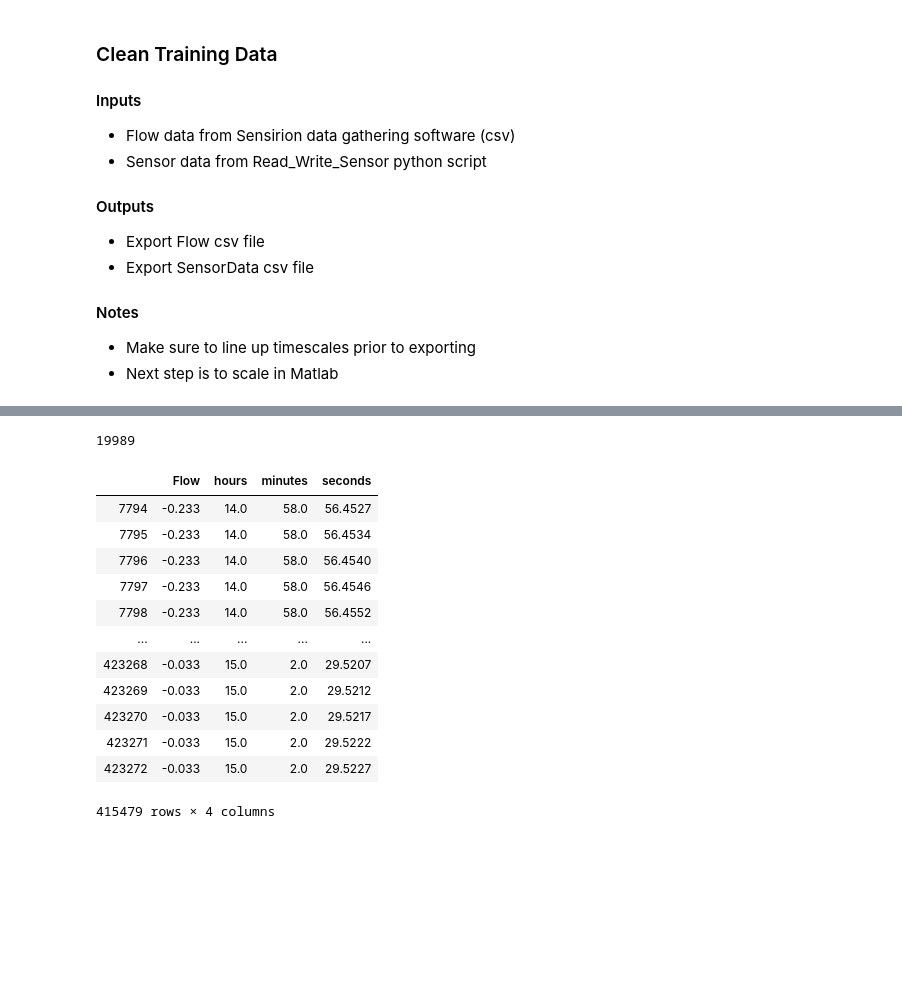
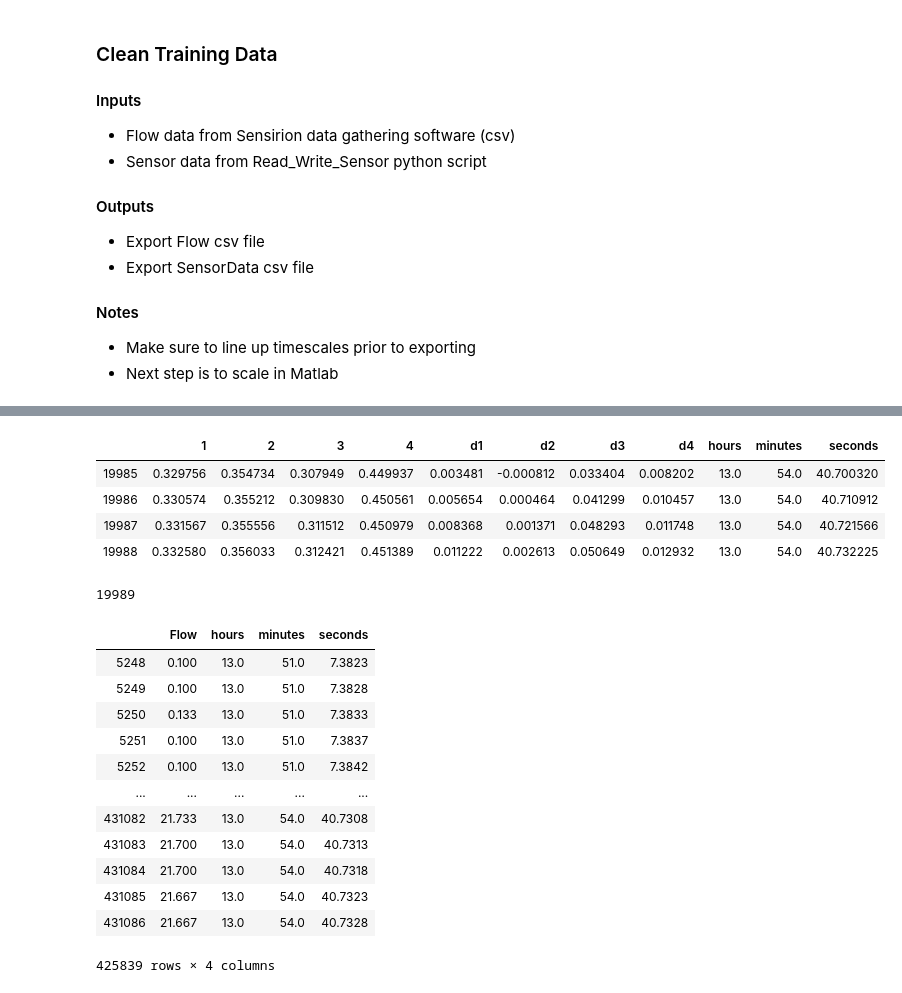
Before and after one commit to msfurr/coral_host, a Jupyter notebook: Jupyter_Notebooks/TrainingDataCleaning.ipynb, the cells around one changed output, grey strips where cells are left out. Cells and saved outputs as stored; diff of their text form; code cells hidden in the pictures; blank space fills up the shorter version.

```diff
--- a/Jupyter_Notebooks/TrainingDataCleaning.ipynb
+++ b/Jupyter_Notebooks/TrainingDataCleaning.ipynb
@@ -84,21 +78,29 @@ df[0:2]
+# %%
+df[19985:19989]
+# %% [output]
+|  | 1 | 2 | 3 | 4 | d1 | d2 | d3 | d4 | hours | minutes | seconds |
+| 19985 | 0.329756 | 0.354734 | 0.307949 | 0.449937 | 0.003481 | -0.000812 | 0.033404 | 0.008202 | 13.0 | 54.0 | 40.700320 |
+| 19986 | 0.330574 | 0.355212 | 0.309830 | 0.450561 | 0.005654 | 0.000464 | 0.041299 | 0.010457 | 13.0 | 54.0 | 40.710912 |
+| 19987 | 0.331567 | 0.355556 | 0.311512 | 0.450979 | 0.008368 | 0.001371 | 0.048293 | 0.011748 | 13.0 | 54.0 | 40.721566 |
+| 19988 | 0.332580 | 0.356033 | 0.312421 | 0.451389 | 0.011222 | 0.002613 | 0.050649 | 0.012932 | 13.0 | 54.0 | 40.732225 |
 # %%
 len(df)
 # %% [output]
 19989
-# %%
-flow[7794:423273]
-# %% [output]
-|  | Flow | hours | minutes | seconds |
-| 7794 | -0.233 | 14.0 | 58.0 | 56.4527 |
-| 7795 | -0.233 | 14.0 | 58.0 | 56.4534 |
-| 7796 | -0.233 | 14.0 | 58.0 | 56.4540 |
-| 7797 | -0.233 | 14.0 | 58.0 | 56.4546 |
-| 7798 | -0.233 | 14.0 | 58.0 | 56.4552 |
-| ... | ... | ... | ... | ... |
-| 423268 | -0.033 | 15.0 | 2.0 | 29.5207 |
-| 423269 | -0.033 | 15.0 | 2.0 | 29.5212 |
-| 423270 | -0.033 | 15.0 | 2.0 | 29.5217 |
-| 423271 | -0.033 | 15.0 | 2.0 | 29.5222 |
-| 423272 | -0.033 | 15.0 | 2.0 | 29.5227 |
-415479 rows × 4 columns
+# %%
+flow[5248:431087]
+# %% [output]
+|  | Flow | hours | minutes | seconds |
+| 5248 | 0.100 | 13.0 | 51.0 | 7.3823 |
+| 5249 | 0.100 | 13.0 | 51.0 | 7.3828 |
+| 5250 | 0.133 | 13.0 | 51.0 | 7.3833 |
+| 5251 | 0.100 | 13.0 | 51.0 | 7.3837 |
+| 5252 | 0.100 | 13.0 | 51.0 | 7.3842 |
+| ... | ... | ... | ... | ... |
+| 431082 | 21.733 | 13.0 | 54.0 | 40.7308 |
+| 431083 | 21.700 | 13.0 | 54.0 | 40.7313 |
+| 431084 | 21.700 | 13.0 | 54.0 | 40.7318 |
+| 431085 | 21.667 | 13.0 | 54.0 | 40.7323 |
+| 431086 | 21.667 | 13.0 | 54.0 | 40.7328 |
+425839 rows × 4 columns
 # %%
```
Also changed, not shown: parts of 7 cells of this notebook, 9 other files.
